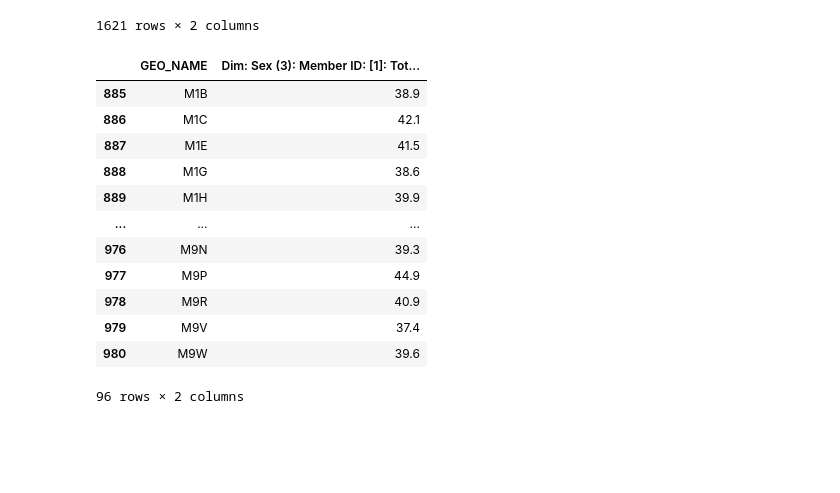
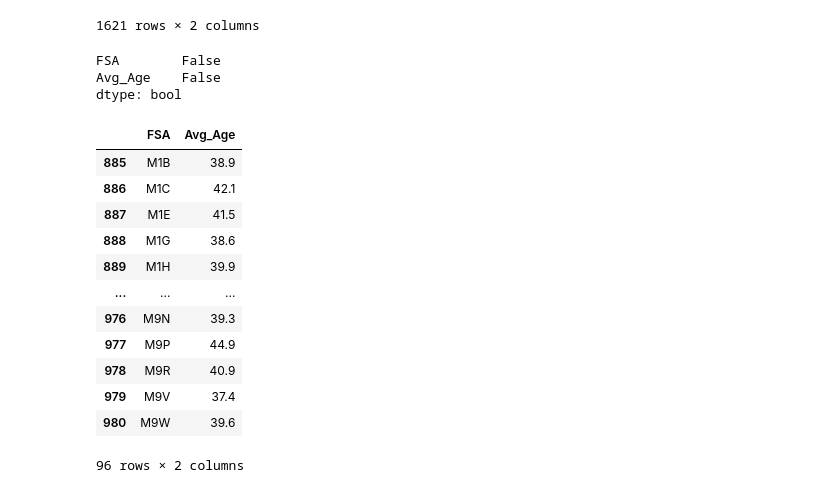
Before and after one commit to bnarath/Toronto_Rental_Insight, a Jupyter notebook: pandas_reading_files-Copy4.ipynb, the cells around one changed output. Cells and saved outputs as stored; diff of their text form; code cells hidden in the pictures; blank space fills up the shorter version.

```diff
--- a/pandas_reading_files-Copy4.ipynb
+++ b/pandas_reading_files-Copy4.ipynb
@@ -3,7 +3,7 @@
 import pandas as pd
 # %%
 # Store filepath in a variable
-file_two = "Resources/Copy of 98-400-X2016008_English_CSV_data.csv"
+file_two = "Copy of 98-400-X2016008_English_CSV_data.csv"
 # %%
 # Read our Data file with the pandas library
 # Not every CSV requires an encoding, but be aware this can come up
@@ -52,19 +52,13 @@ postal_code
 #for x in postal_code["FSA"]:
   #print(x[0])
 postal_code = postal_code.dropna(how='any',axis=0)
-postal_code[postal_code["GEO_NAME"].str.startswith('M')]
+postal_code = postal_code[postal_code["GEO_NAME"].str.startswith('M')]
 ##ALT_GEO_CODE
-# %% [output]
-|  | GEO_NAME | Dim: Sex (3): Member ID: [1]: Tot... |
-| 885 | M1B | 38.9 |
-| 886 | M1C | 42.1 |
-| 887 | M1E | 41.5 |
-| 888 | M1G | 38.6 |
-| 889 | M1H | 39.9 |
-| ... | ... | ... |
-| 976 | M9N | 39.3 |
-| 977 | M9P | 44.9 |
-| 978 | M9R | 40.9 |
-| 979 | M9V | 37.4 |
-| 980 | M9W | 39.6 |
-96 rows × 2 columns
+# %%
+postal_code.rename(columns={"Dim: Sex (3): Member ID: [1]: Total - Sex": "Avg_Age", "GEO_NAME":"FSA"}, inplace=True)
+# %%
+postal_code.isna().any()
+# %% [output]
+FSA        False
+Avg_Age    False
+dtype: bool
@@ -70,0 +67,16 @@ postal_code[postal_code["GEO_NAME"].str.startswith('M')]
+# %%
+postal_code
+# %% [output]
+|  | FSA | Avg_Age |
+| 885 | M1B | 38.9 |
+| 886 | M1C | 42.1 |
+| 887 | M1E | 41.5 |
+| 888 | M1G | 38.6 |
+| 889 | M1H | 39.9 |
+| ... | ... | ... |
+| 976 | M9N | 39.3 |
+| 977 | M9P | 44.9 |
+| 978 | M9R | 40.9 |
+| 979 | M9V | 37.4 |
+| 980 | M9W | 39.6 |
+96 rows × 2 columns
```
Also changed, not shown: parts of 1 cell of this notebook, 2 other files.
